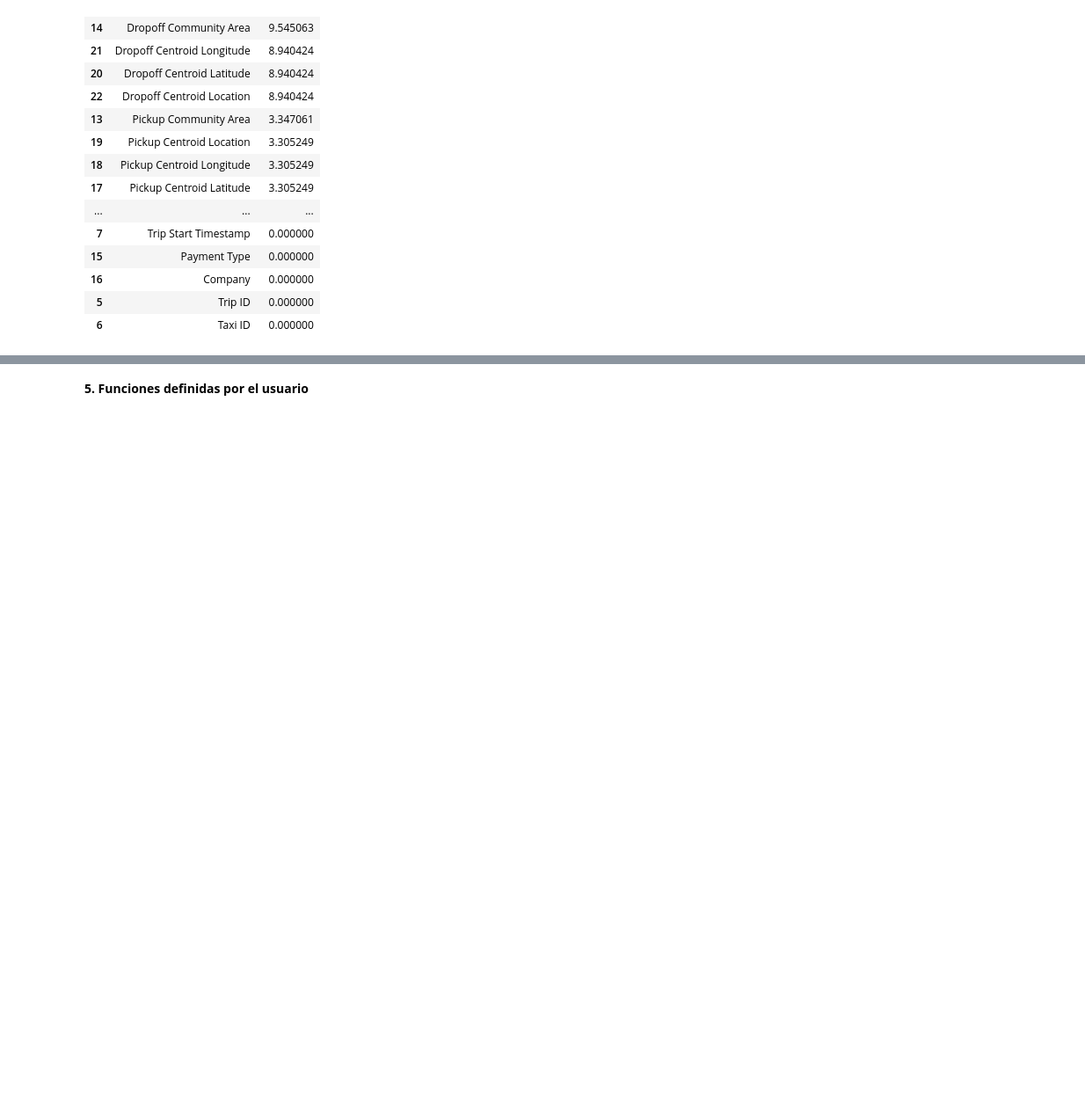
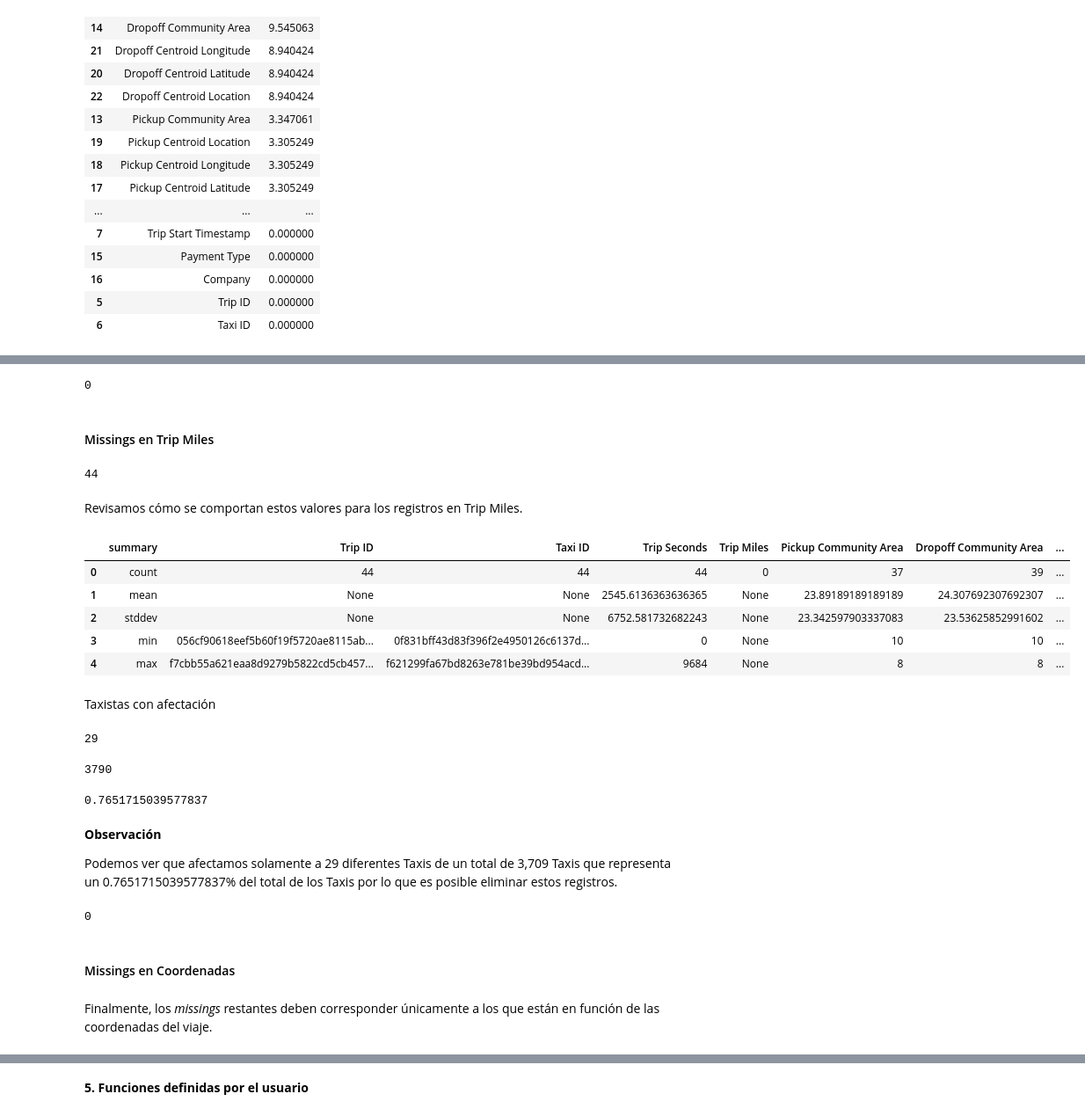
Before and after one commit to cuauhtemocbe/Taxi-GCP-Spark, a Jupyter notebook: Taxis_Trips_Prediction.ipynb, the cells around one changed output, grey strips where cells are left out. Shown at 88% size. Cells and saved outputs as stored; diff of their text form; code cells hidden in the pictures; blank space fills up the shorter version.

```diff
--- a/Taxis_Trips_Prediction.ipynb
+++ b/Taxis_Trips_Prediction.ipynb
@@ -324,0 +465,2 @@ missings_df.reset_index().sort_values(0, ascending=False)
+# %%
+df=df.filter(col('Trip Total').isNotNull())
@@ -324,0 +488,47 @@ missings_df.reset_index().sort_values(0, ascending=False)
+# %%
+df=df.filter(col('Trip Seconds').isNotNull())
+# %%
+Trip_Seconds=df.filter(col('Trip Seconds').isNull()).count()
+Trip_Seconds
+# %% [output]
+0
+# %% [markdown]
+#### Missings en Trip Miles
+# %%
+Trip_Miles=df.filter(col('Trip Miles').isNull())
+Trip_Miles.count()
+# %% [output]
+44
+# %% [markdown]
+Revisamos cómo se comportan estos valores para los registros en Trip Miles.
+# %%
+Trip_Miles_describe=Trip_Miles.describe().toPandas()
+Trip_Miles_describe
+# %% [output]
+|  | summary | Trip ID | Taxi ID | Trip Seconds | Trip Miles | Pickup Community Area | Dropoff Community Area | ... |
+| 0 | count | 44 | 44 | 44 | 0 | 37 | 39 | ... |
+| 1 | mean | None | None | 2545.6136363636365 | None | 23.89189189189189 | 24.307692307692307 | ... |
+| 2 | stddev | None | None | 6752.581732682243 | None | 23.342597903337083 | 23.53625852991602 | ... |
+| 3 | min | 056cf90618eef5b60f19f5720ae8115ab... | 0f831bff43d83f396f2e4950126c6137d... | 0 | None | 10 | 10 | ... |
+| 4 | max | f7cbb55a621eaa8d9279b5822cd5cb457... | f621299fa67bd8263e781be39bd954acd... | 9684 | None | 8 | 8 | ... |
+# %% [markdown]
+Taxistas con afectación
+# %%
+taxistas_con_valores_faltantes= df.filter(col('Trip Miles').isNull()).groupby('Taxi ID').agg(f.count("*").alias('Cantidad de registros con Trip Miles faltante'))
+taxistas_con_valores_faltantes=taxistas_con_valores_faltantes.orderBy(col('Cantidad de registros con Trip Miles faltante').desc())
+taxistas_con_valores_faltantes.count()
+# %% [output]
+29
+# %%
+total_taxis=df.groupby('Taxi ID').agg(f.count("*").alias('Cantidad total de taxis'))
+total_taxis.count()
+# %% [output]
+3790
+# %%
+(taxistas_con_valores_faltantes.count()/total_taxis.count())*100
+# %% [output]
+0.7651715039577837
+# %% [markdown]
+**Observación**
+
+Podemos ver que afectamos solamente a 29 diferentes Taxis de un total de 3,709 Taxis que representa un 0.7651715039577837% del total de los Taxis por lo que es posible eliminar estos registros.
@@ -324,0 +537,9 @@ missings_df.reset_index().sort_values(0, ascending=False)
+# %%
+Trip_Miles=df.filter(col('Trip Miles').isNull()).count()
+Trip_Miles
+# %% [output]
+0
+# %% [markdown]
+#### Missings en Coordenadas
+# %% [markdown]
+Finalmente, los *missings* restantes deben corresponder únicamente a los que están en función de las coordenadas del viaje.
```
Also changed, not shown: parts of 81 cells of this notebook.
